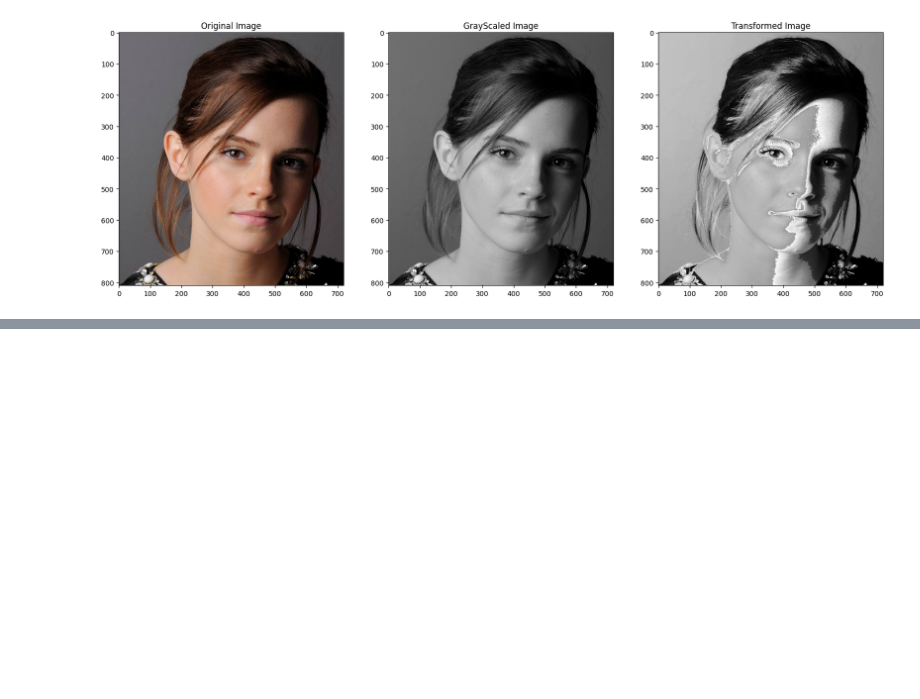
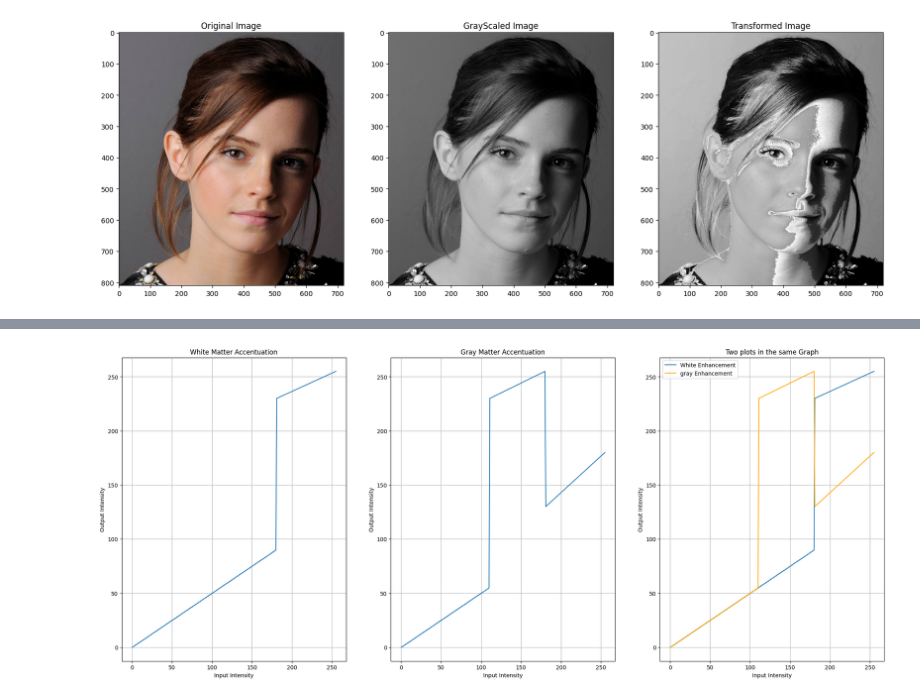
Before and after one commit to minuraashen/EN3160---Image-Processing-and-Machine-Vision, a Jupyter notebook: Assignment_01/220551K_a01.ipynb, the cells around one changed output, grey strips where cells are left out. Drawn from its saved outputs; the diff is of its cells as text; code cells hidden in the pictures; blank space fills up the shorter version.

```diff
--- a/Assignment_01/220551K_a01.ipynb
+++ b/Assignment_01/220551K_a01.ipynb
@@ -52,0 +94,32 @@ True
+# %%
+#Plot the transformation Curves
+x_vals = np.arange(256)
+
+plt.figure(figsize=(25,10))
+
+plt.subplot(1, 3, 1)
+plt.plot(x_vals, transform_white)
+plt.title("White Matter Accentuation")
+plt.xlabel("Input Intensity")
+plt.ylabel("Output Intensity")
+plt.grid(True)
+
+# Plot Gray Matter LUT
+plt.subplot(1, 3, 2)
+plt.plot(x_vals, transform_gray)
+plt.title("Gray Matter Accentuation")
+plt.xlabel("Input Intensity")
+plt.ylabel("Output Intensity")
+plt.grid(True)
+
+#Plot 2 graphs in the same plot
+plt.subplot(1, 3, 3)
+plt.plot(x_vals, transform_white, label='White Enhancement')
+plt.plot(x_vals, transform_gray, label='gray Enhancement', color='orange')
+plt.title("Two plots in the same Graph")
+plt.xlabel("Input Intensity")
+plt.ylabel("Output Intensity")
+plt.legend()
+plt.grid(True)
+# %% [output]
+[figure, added]
```
Also changed, not shown: parts of 2 cells of this notebook, 2 other files.
